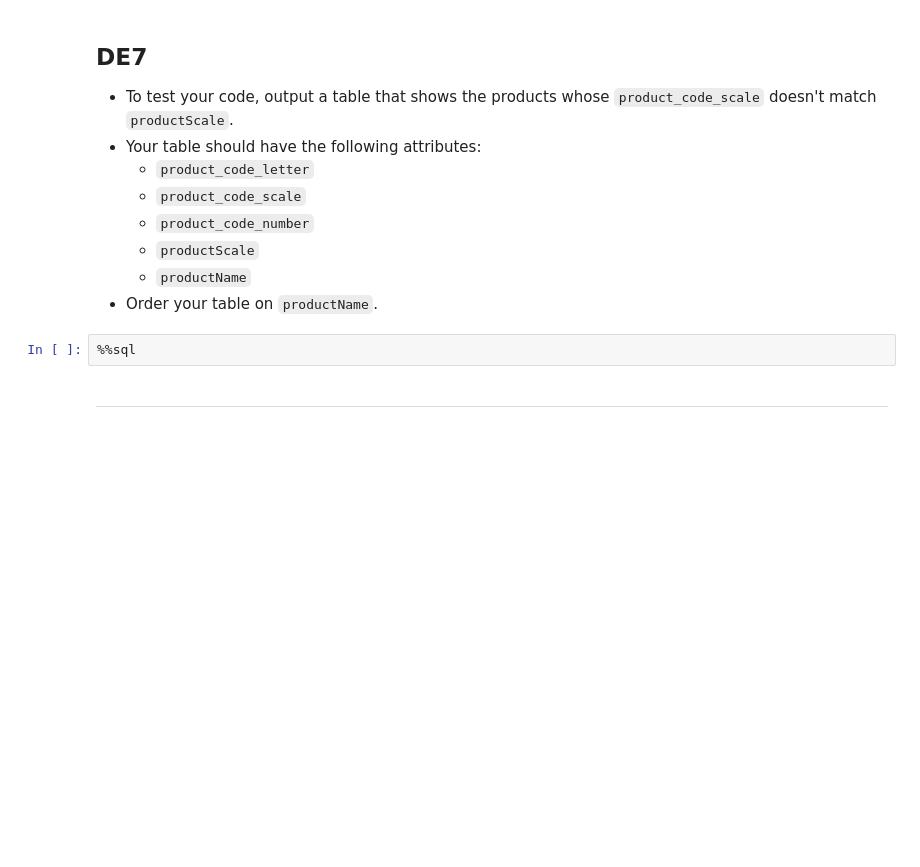
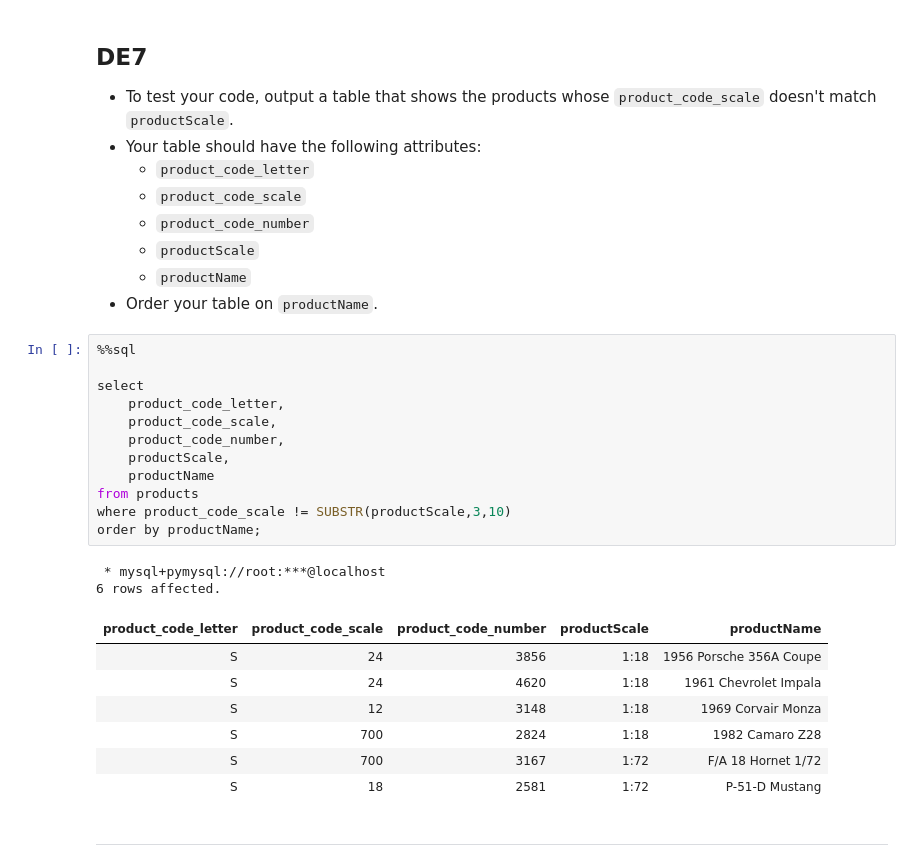
Before and after one commit to zhiyuan0828/W4111-Intro-to-Databases-Spring-2024, a Jupyter notebook: Exams/Midterm/S24-W4111-Midterm.ipynb, the cells around one changed output. Cells and saved outputs as stored; diff of their text form; blank space fills up the shorter version.

```diff
--- a/Exams/Midterm/S24-W4111-Midterm.ipynb
+++ b/Exams/Midterm/S24-W4111-Midterm.ipynb
@@ -705,6 +869,26 @@ _Answer_
 - Order your table on `productName`.
 # %%
 %%sql
+
+select
+    product_code_letter,
+    product_code_scale,
+    product_code_number,
+    productScale,
+    productName
+from products
+where product_code_scale != SUBSTR(productScale,3,10)
+order by productName;
+# %% [output]
+ * mysql+pymysql://root:***@localhost
+6 rows affected.
+| product_code_letter | product_code_scale | product_code_number | productScale | productName |
+| S | 24 | 3856 | 1:18 | 1956 Porsche 356A Coupe |
+| S | 24 | 4620 | 1:18 | 1961 Chevrolet Impala |
+| S | 12 | 3148 | 1:18 | 1969 Corvair Monza |
+| S | 700 | 2824 | 1:18 | 1982 Camaro Z28 |
+| S | 700 | 3167 | 1:72 | F/A 18 Hornet 1/72 |
+| S | 18 | 2581 | 1:72 | P-51-D Mustang |
 # %% [markdown]
 <hr style="height:2px;">
 # %% [markdown]
```
Also changed, not shown: parts of 9 cells of this notebook.
